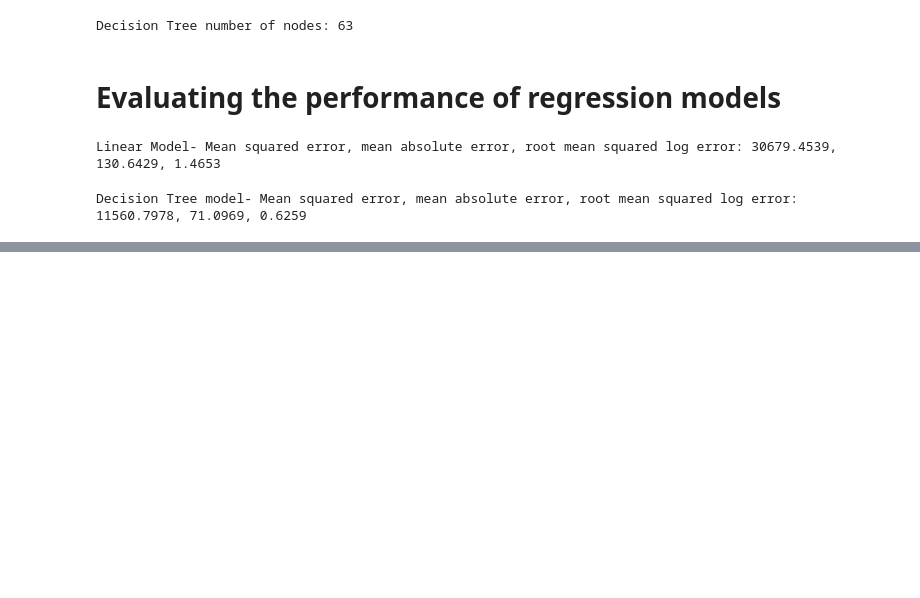
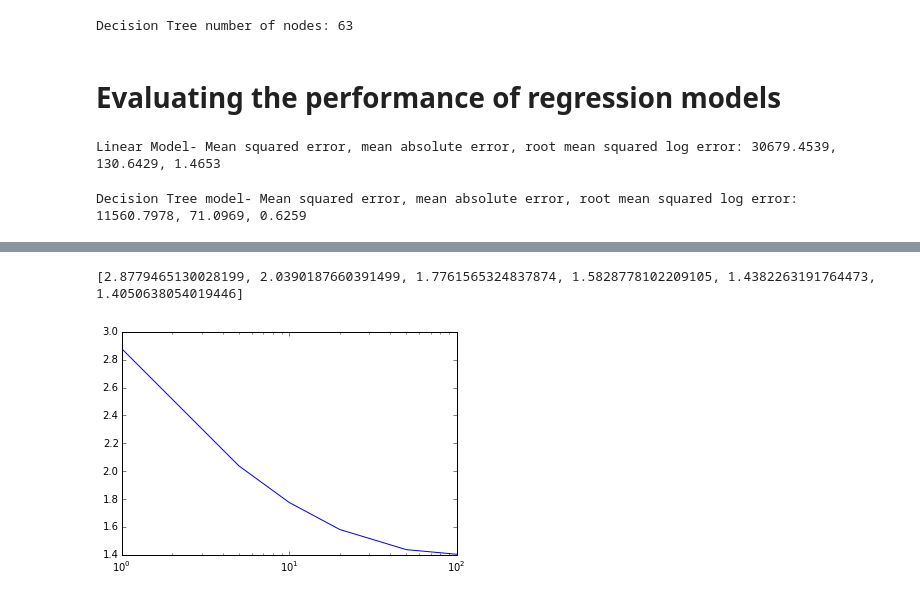
Before and after one commit to stanworld/ApacheSpark, a Jupyter notebook: MLwithSpark/Regression/Regression.ipynb, the cells around one changed output, grey strips where cells are left out. Drawn from its saved outputs; the diff is of its cells as text; code cells hidden in the pictures; blank space fills up the shorter version.

Commit message:
Tuning parameters

```diff
--- a/MLwithSpark/Regression/Regression.ipynb
+++ b/MLwithSpark/Regression/Regression.ipynb
@@ -196,0 +332,2 @@ Decision Tree model- Mean squared error, mean absolute error, root mean squared
+# %%
+test_data = test.map(lambda (idx,p): p)
@@ -196,0 +348,20 @@ Decision Tree model- Mean squared error, mean absolute error, root mean squared
+# %%
+def evaluate(train, test, iterations, step, regParam, regType, intercept):
+    model = LinearRegressionWithSGD.train(train, iterations, step, regParam = regParam, regType = regType, intercept=intercept)
+    tp = test.map(lambda p: (p.label, model.predict(p.features)))
+    rmsle = np.sqrt(tp.map(lambda (t,p): squared_log_error(t,p)).mean())
+    return rmsle
+# %%
+params =[1,5,10,20,50,100]
+# %%
+metrics=[evaluate(train_data,test_data, param, 0.01, 0.0, 'l2', False) for param in params]
+# %%
+print metrics
+# %% [output]
+[2.8779465130028199, 2.0390187660391499, 1.7761565324837874, 1.5828778102209105, 1.4382263191764473, 1.4050638054019446]
+# %%
+plot(params, metrics)
+fig = matplotlib.pyplot.gcf()
+pyplot.xscale('log')
+# %% [output]
+[figure, added]
```
Also changed, not shown: parts of 38 cells of this notebook.
